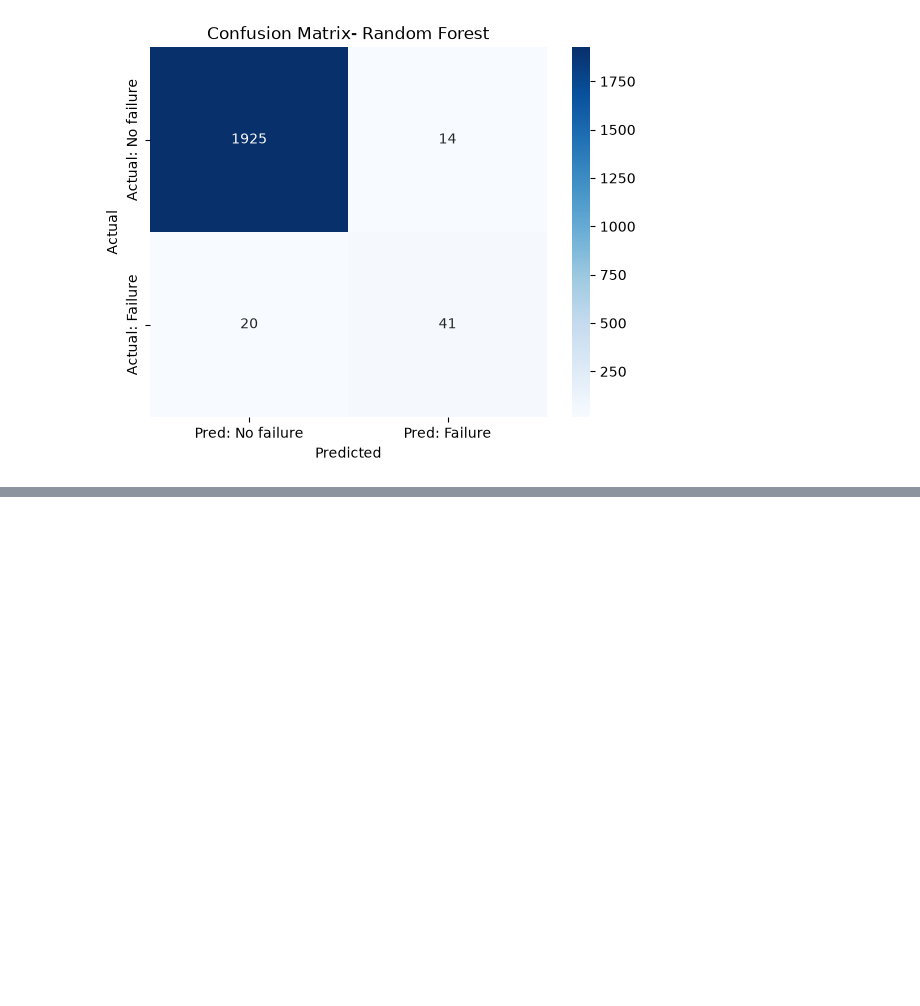
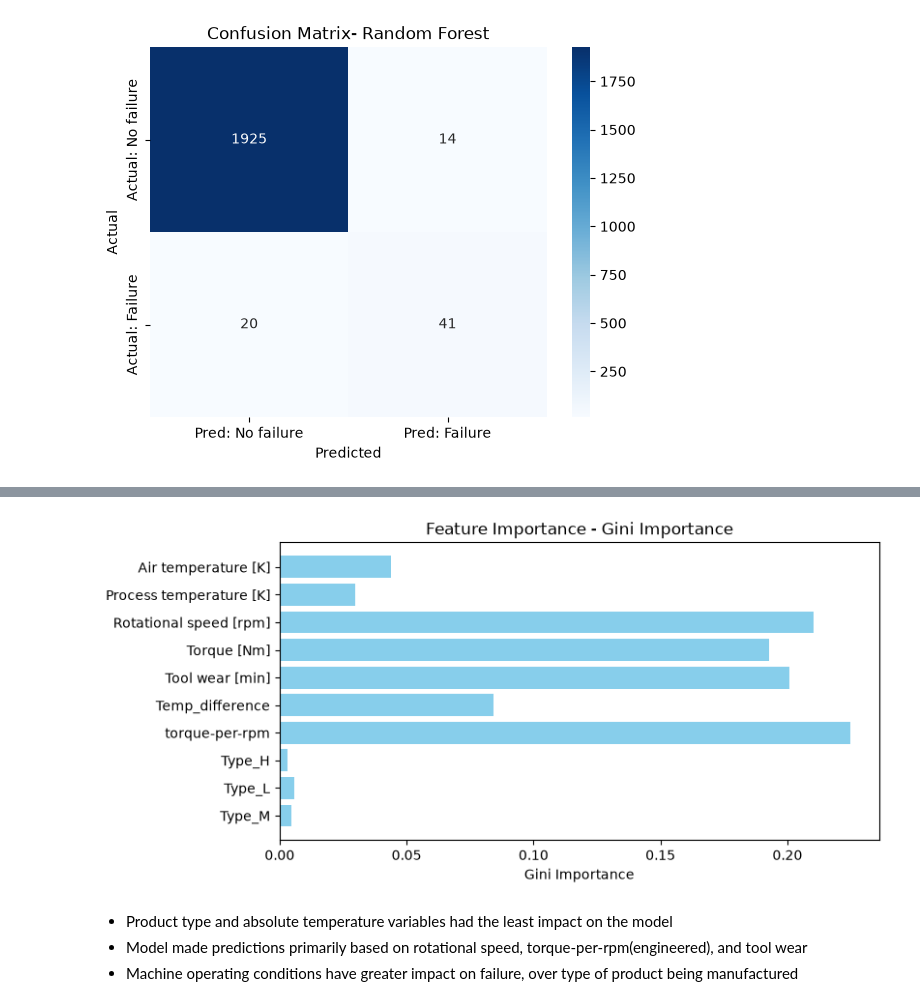
Before and after one commit to ananyag595/predictive-maintenance, a Jupyter notebook: notebooks/AI4I-eda.ipynb, the cells around one changed output, grey strips where cells are left out. Drawn from its saved outputs; the diff is of its cells as text; code cells hidden in the pictures; blank space fills up the shorter version.

```diff
--- a/notebooks/AI4I-eda.ipynb
+++ b/notebooks/AI4I-eda.ipynb
@@ -494,0 +531,5 @@ plt.show()
+# %%
+importances = rf_classifier.feature_importances_
+feature_imp_df = pd.DataFrame({'Feature': X.columns, 'Gini Importance': importances}).sort_values(
+    'Gini Importance', ascending=False)
+print(feature_imp_df)
@@ -494,0 +548,13 @@ plt.show()
+# %%
+plt.figure(figsize=(8, 4))
+plt.barh(X.columns, importances, color='skyblue')
+plt.xlabel('Gini Importance')
+plt.title('Feature Importance - Gini Importance')
+plt.gca().invert_yaxis()
+plt.show()
+# %% [output]
+[figure, added]
+# %% [markdown]
+- Product type and absolute temperature variables had the least impact on the model
+- Model made predictions primarily based on rotational speed, torque-per-rpm(engineered), and tool wear
+- Machine operating conditions have greater impact on failure, over type of product being manufactured
```
Also changed, not shown: parts of 10 cells of this notebook.
